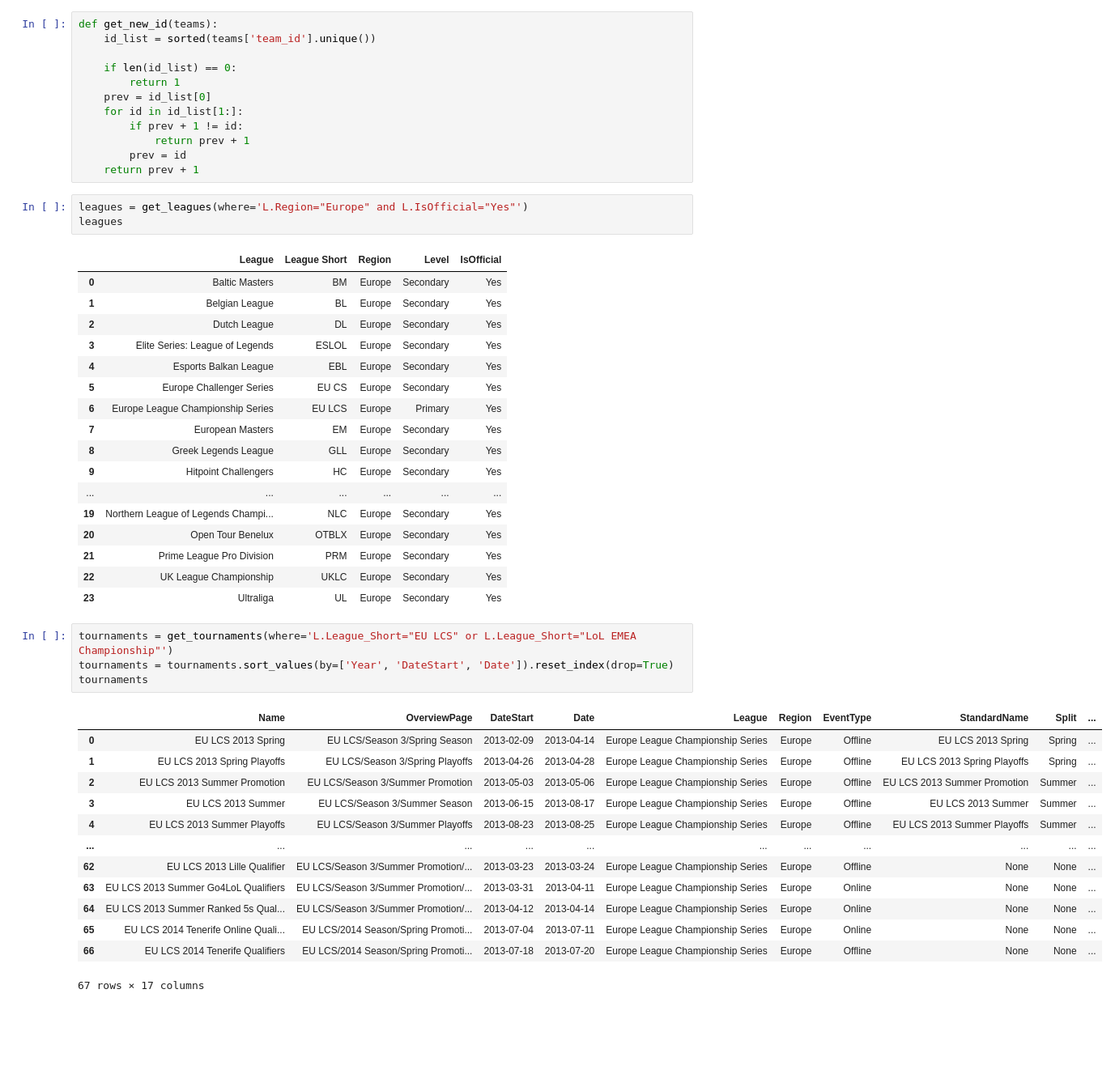
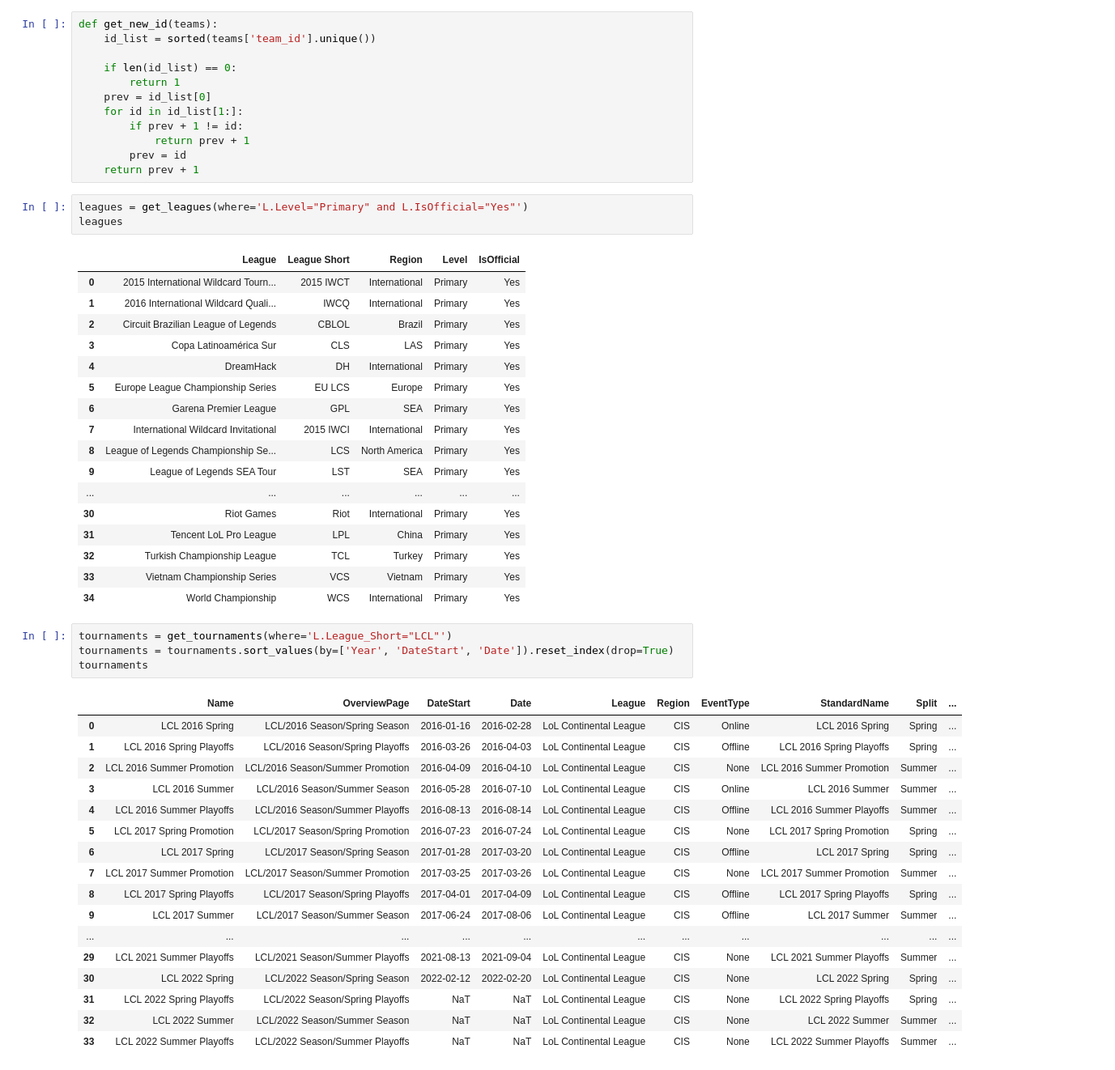
Before and after one commit to posky/LoL-Esports, a Jupyter notebook: parse_matches.ipynb, the cells around one changed output. Shown at 81% size. Cells and saved outputs as stored; diff of their text form; blank space fills up the shorter version.

```diff
--- a/parse_matches.ipynb
+++ b/parse_matches.ipynb
@@ -21,44 +21,48 @@ def get_new_id(teams):
         prev = id
     return prev + 1
 # %%
-leagues = get_leagues(where='L.Region="Europe" and L.IsOfficial="Yes"')
+leagues = get_leagues(where='L.Level="Primary" and L.IsOfficial="Yes"')
 leagues
 # %% [output]
 |  | League | League Short | Region | Level | IsOfficial |
-| 0 | Baltic Masters | BM | Europe | Secondary | Yes |
-| 1 | Belgian League | BL | Europe | Secondary | Yes |
-| 2 | Dutch League | DL | Europe | Secondary | Yes |
-| 3 | Elite Series: League of Legends | ESLOL | Europe | Secondary | Yes |
-| 4 | Esports Balkan League | EBL | Europe | Secondary | Yes |
-| 5 | Europe Challenger Series | EU CS | Europe | Secondary | Yes |
-| 6 | Europe League Championship Series | EU LCS | Europe | Primary | Yes |
-| 7 | European Masters | EM | Europe | Secondary | Yes |
-| 8 | Greek Legends League | GLL | Europe | Secondary | Yes |
-| 9 | Hitpoint Challengers | HC | Europe | Secondary | Yes |
+| 0 | 2015 International Wildcard Tourn... | 2015 IWCT | International | Primary | Yes |
+| 1 | 2016 International Wildcard Quali... | IWCQ | International | Primary | Yes |
+| 2 | Circuit Brazilian League of Legends | CBLOL | Brazil | Primary | Yes |
+| 3 | Copa Latinoamérica Sur | CLS | LAS | Primary | Yes |
+| 4 | DreamHack | DH | International | Primary | Yes |
+| 5 | Europe League Championship Series | EU LCS | Europe | Primary | Yes |
+| 6 | Garena Premier League | GPL | SEA | Primary | Yes |
+| 7 | International Wildcard Invitational | 2015 IWCI | International | Primary | Yes |
+| 8 | League of Legends Championship Se... | LCS | North America | Primary | Yes |
+| 9 | League of Legends SEA Tour | LST | SEA | Primary | Yes |
 | ... | ... | ... | ... | ... | ... |
-| 19 | Northern League of Legends Champi... | NLC | Europe | Secondary | Yes |
-| 20 | Open Tour Benelux | OTBLX | Europe | Secondary | Yes |
-| 21 | Prime League Pro Division | PRM | Europe | Secondary | Yes |
-| 22 | UK League Championship | UKLC | Europe | Secondary | Yes |
-| 23 | Ultraliga | UL | Europe | Secondary | Yes |
+| 30 | Riot Games | Riot | International | Primary | Yes |
+| 31 | Tencent LoL Pro League | LPL | China | Primary | Yes |
+| 32 | Turkish Championship League | TCL | Turkey | Primary | Yes |
+| 33 | Vietnam Championship Series | VCS | Vietnam | Primary | Yes |
+| 34 | World Championship | WCS | International | Primary | Yes |
 # %%
-tournaments = get_tournaments(where='L.League_Short="EU LCS" or L.League_Short="LoL EMEA Championship"')
+tournaments = get_tournaments(where='L.League_Short="LCL"')
 tournaments = tournaments.sort_values(by=['Year', 'DateStart', 'Date']).reset_index(drop=True)
 tournaments
 # %% [output]
 |  | Name | OverviewPage | DateStart | Date | League | Region | EventType | StandardName | Split | ... |
-| 0 | EU LCS 2013 Spring | EU LCS/Season 3/Spring Season | 2013-02-09 | 2013-04-14 | Europe League Championship Series | Europe | Offline | EU LCS 2013 Spring | Spring | ... |
-| 1 | EU LCS 2013 Spring Playoffs | EU LCS/Season 3/Spring Playoffs | 2013-04-26 | 2013-04-28 | Europe League Championship Series | Europe | Offline | EU LCS 2013 Spring Playoffs | Spring | ... |
-| 2 | EU LCS 2013 Summer Promotion | EU LCS/Season 3/Summer Promotion | 2013-05-03 | 2013-05-06 | Europe League Championship Series | Europe | Offline | EU LCS 2013 Summer Promotion | Summer | ... |
-| 3 | EU LCS 2013 Summer | EU LCS/Season 3/Summer Season | 2013-06-15 | 2013-08-17 | Europe League Championship Series | Europe | Offline | EU LCS 2013 Summer | Summer | ... |
-| 4 | EU LCS 2013 Summer Playoffs | EU LCS/Season 3/Summer Playoffs | 2013-08-23 | 2013-08-25 | Europe League Championship Series | Europe | Offline | EU LCS 2013 Summer Playoffs | Summer | ... |
+| 0 | LCL 2016 Spring | LCL/2016 Season/Spring Season | 2016-01-16 | 2016-02-28 | LoL Continental League | CIS | Online | LCL 2016 Spring | Spring | ... |
+| 1 | LCL 2016 Spring Playoffs | LCL/2016 Season/Spring Playoffs | 2016-03-26 | 2016-04-03 | LoL Continental League | CIS | Offline | LCL 2016 Spring Playoffs | Spring | ... |
+| 2 | LCL 2016 Summer Promotion | LCL/2016 Season/Summer Promotion | 2016-04-09 | 2016-04-10 | LoL Continental League | CIS | None | LCL 2016 Summer Promotion | Summer | ... |
+| 3 | LCL 2016 Summer | LCL/2016 Season/Summer Season | 2016-05-28 | 2016-07-10 | LoL Continental League | CIS | Online | LCL 2016 Summer | Summer | ... |
+| 4 | LCL 2016 Summer Playoffs | LCL/2016 Season/Summer Playoffs | 2016-08-13 | 2016-08-14 | LoL Continental League | CIS | Offline | LCL 2016 Summer Playoffs | Summer | ... |
+| 5 | LCL 2017 Spring Promotion | LCL/2017 Season/Spring Promotion | 2016-07-23 | 2016-07-24 | LoL Continental League | CIS | None | LCL 2017 Spring Promotion | Spring | ... |
+| 6 | LCL 2017 Spring | LCL/2017 Season/Spring Season | 2017-01-28 | 2017-03-20 | LoL Continental League | CIS | Offline | LCL 2017 Spring | Spring | ... |
+| 7 | LCL 2017 Summer Promotion | LCL/2017 Season/Summer Promotion | 2017-03-25 | 2017-03-26 | LoL Continental League | CIS | None | LCL 2017 Summer Promotion | Summer | ... |
+| 8 | LCL 2017 Spring Playoffs | LCL/2017 Season/Spring Playoffs | 2017-04-01 | 2017-04-09 | LoL Continental League | CIS | Offline | LCL 2017 Spring Playoffs | Spring | ... |
+| 9 | LCL 2017 Summer | LCL/2017 Season/Summer Season | 2017-06-24 | 2017-08-06 | LoL Continental League | CIS | Offline | LCL 2017 Summer | Summer | ... |
 | ... | ... | ... | ... | ... | ... | ... | ... | ... | ... | ... |
-| 62 | EU LCS 2013 Lille Qualifier | EU LCS/Season 3/Summer Promotion/... | 2013-03-23 | 2013-03-24 | Europe League Championship Series | Europe | Offline | None | None | ... |
-| 63 | EU LCS 2013 Summer Go4LoL Qualifiers | EU LCS/Season 3/Summer Promotion/... | 2013-03-31 | 2013-04-11 | Europe League Championship Series | Europe | Online | None | None | ... |
-| 64 | EU LCS 2013 Summer Ranked 5s Qual... | EU LCS/Season 3/Summer Promotion/... | 2013-04-12 | 2013-04-14 | Europe League Championship Series | Europe | Online | None | None | ... |
-| 65 | EU LCS 2014 Tenerife Online Quali... | EU LCS/2014 Season/Spring Promoti... | 2013-07-04 | 2013-07-11 | Europe League Championship Series | Europe | Online | None | None | ... |
-| 66 | EU LCS 2014 Tenerife Qualifiers | EU LCS/2014 Season/Spring Promoti... | 2013-07-18 | 2013-07-20 | Europe League Championship Series | Europe | Offline | None | None | ... |
+| 29 | LCL 2021 Summer Playoffs | LCL/2021 Season/Summer Playoffs | 2021-08-13 | 2021-09-04 | LoL Continental League | CIS | None | LCL 2021 Summer Playoffs | Summer | ... |
+| 30 | LCL 2022 Spring | LCL/2022 Season/Spring Season | 2022-02-12 | 2022-02-20 | LoL Continental League | CIS | None | LCL 2022 Spring | Spring | ... |
+| 31 | LCL 2022 Spring Playoffs | LCL/2022 Season/Spring Playoffs | NaT | NaT | LoL Continental League | CIS | None | LCL 2022 Spring Playoffs | Spring | ... |
+| 32 | LCL 2022 Summer | LCL/2022 Season/Summer Season | NaT | NaT | LoL Continental League | CIS | None | LCL 2022 Summer | Summer | ... |
+| 33 | LCL 2022 Summer Playoffs | LCL/2022 Season/Summer Playoffs | NaT | NaT | LoL Continental League | CIS | None | LCL 2022 Summer Playoffs | Summer | ... |
-67 rows × 17 columns
 # %%
 for i in range(len(tournaments)):
     scoreboard_games = get_scoreboard_games(
```
Also changed, not shown: parts of 4 cells of this notebook.
